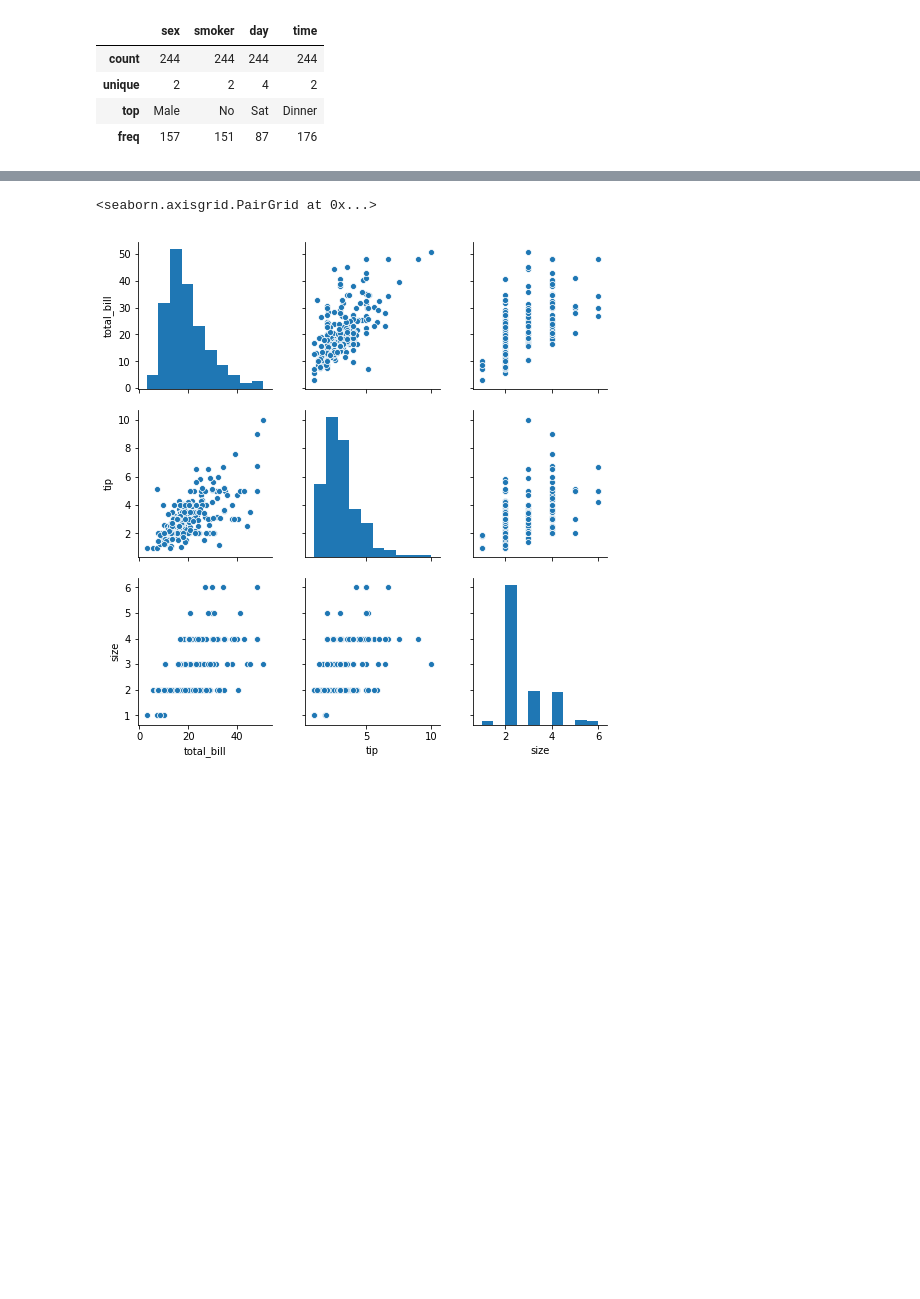
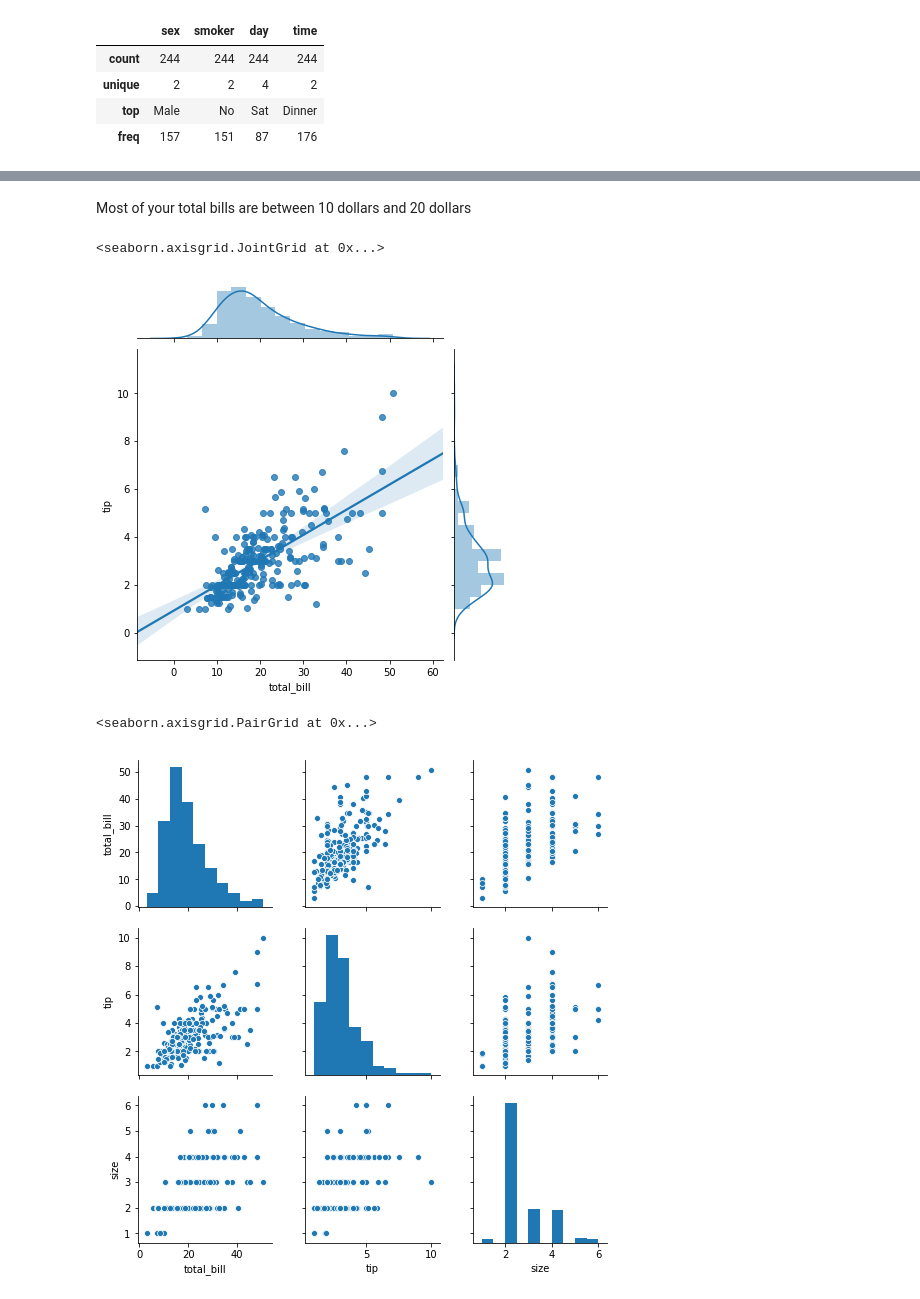
Before and after one commit to martinaobrien/FUNDAMENTALS-OF-DATA-ANALYSIS-Project-2019, a Jupyter notebook: Tips Dataset Assignment .ipynb, the cells around one changed output, grey strips where cells are left out. Drawn from its saved outputs; the diff is of its cells as text; code cells hidden in the pictures; blank space fills up the shorter version.

```diff
--- a/Tips Dataset Assignment .ipynb
+++ b/Tips Dataset Assignment .ipynb
@@ -156,3 +159,10 @@ dtype: float64
+# %% [markdown]
+Most of your total bills are between 10 dollars and 20 dollars
+# %%
+sns.jointplot (x = 'total_bill', y = 'tip' , data =df, kind = 'reg')
+# %% [output]
+<seaborn.axisgrid.JointGrid at 0x...>
+[figure, added]
 # %%
 sns.pairplot (df)
 # %% [output]
```
Also changed, not shown: parts of 5 cells of this notebook.
